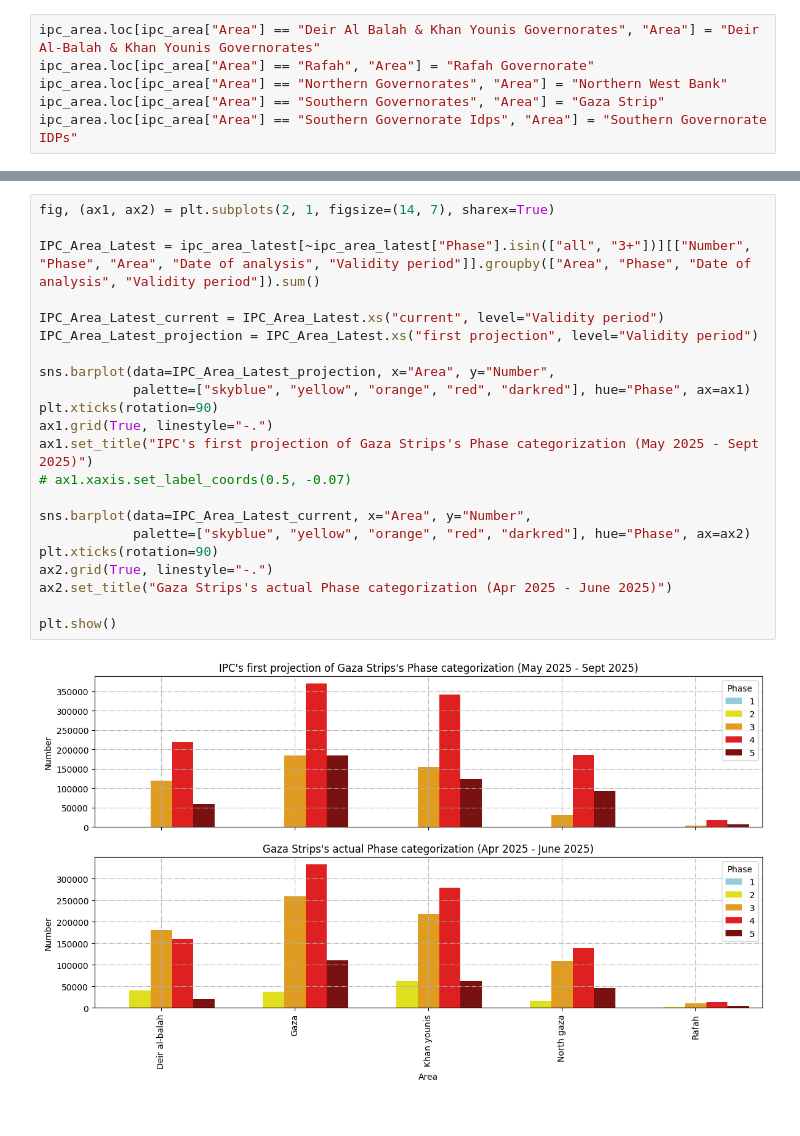
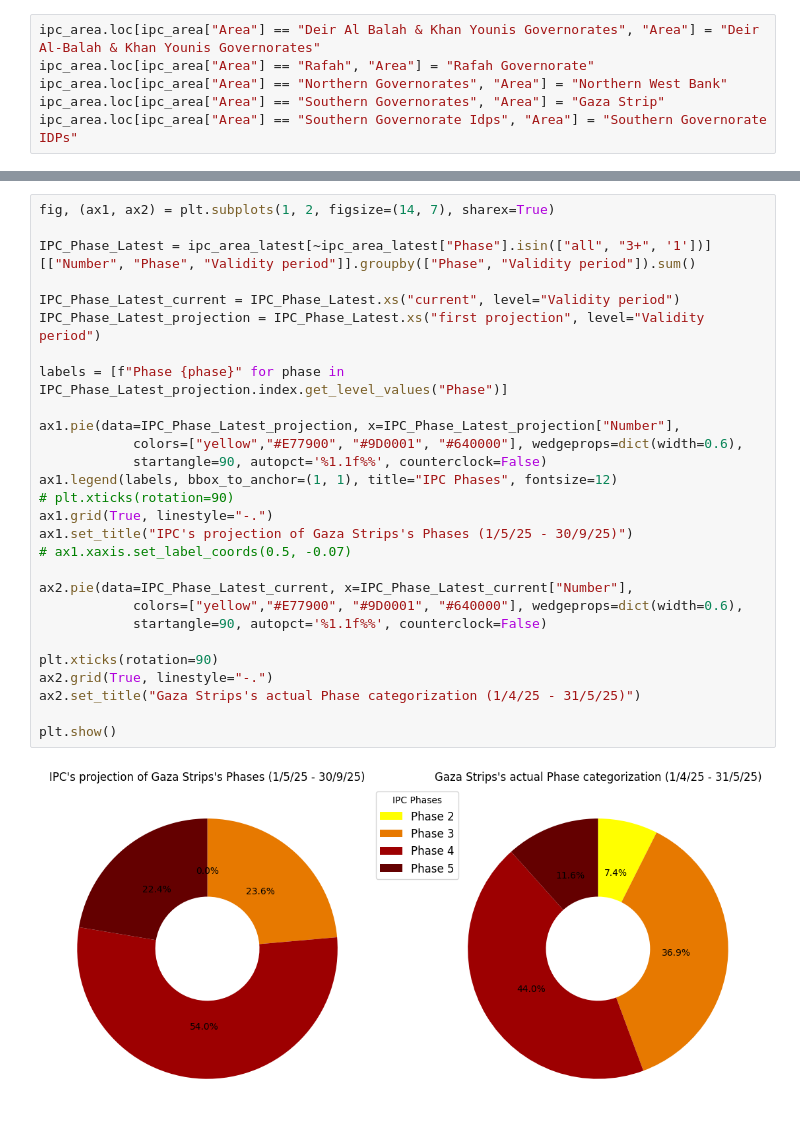
Before and after one commit to MarwanMohammed2500/The-Palestinian-Cause-What-70-Years-of-occupation-can-do-to-a-land-and-its-people, a Jupyter notebook: Chapter 3/Chapter_3.ipynb, the cells around one changed output, grey strips where cells are left out. Drawn from its saved outputs; the diff is of its cells as text.

```diff
--- a/Chapter 3/Chapter_3.ipynb
+++ b/Chapter 3/Chapter_3.ipynb
@@ -177,24 +163,30 @@ plt.show()
-# %%
-fig, (ax1, ax2) = plt.subplots(2, 1, figsize=(14, 7), sharex=True)
-
-IPC_Area_Latest = ipc_area_latest[~ipc_area_latest["Phase"].isin(["all", "3+"])][["Number", "Phase", "Area", "Date of analysis", "Validity period"]].groupby(["Area", "Phase", "Date of analysis", "Validity period"]).sum()
-
-IPC_Area_Latest_current = IPC_Area_Latest.xs("current", level="Validity period")
-IPC_Area_Latest_projection = IPC_Area_Latest.xs("first projection", level="Validity period")
-
-sns.barplot(data=IPC_Area_Latest_projection, x="Area", y="Number",
-            palette=["skyblue", "yellow", "orange", "red", "darkred"], hue="Phase", ax=ax1)
-plt.xticks(rotation=90)
-ax1.grid(True, linestyle="-.")
-ax1.set_title("IPC's first projection of Gaza Strips's Phase categorization (May 2025 - Sept 2025)")
-# ax1.xaxis.set_label_coords(0.5, -0.07)
-
-sns.barplot(data=IPC_Area_Latest_current, x="Area", y="Number",
-            palette=["skyblue", "yellow", "orange", "red", "darkred"], hue="Phase", ax=ax2)
-plt.xticks(rotation=90)
-ax2.grid(True, linestyle="-.")
-ax2.set_title("Gaza Strips's actual Phase categorization (Apr 2025 - June 2025)")
-
-plt.show()
-# %% [output]
-[figure, removed]
+# %%
+fig, (ax1, ax2) = plt.subplots(1, 2, figsize=(14, 7), sharex=True)
+
+IPC_Phase_Latest = ipc_area_latest[~ipc_area_latest["Phase"].isin(["all", "3+", '1'])][["Number", "Phase", "Validity period"]].groupby(["Phase", "Validity period"]).sum()
+
+IPC_Phase_Latest_current = IPC_Phase_Latest.xs("current", level="Validity period")
+IPC_Phase_Latest_projection = IPC_Phase_Latest.xs("first projection", level="Validity period")
+
+labels = [f"Phase {phase}" for phase in IPC_Phase_Latest_projection.index.get_level_values("Phase")]
+
+ax1.pie(data=IPC_Phase_Latest_projection, x=IPC_Phase_Latest_projection["Number"],
+            colors=["yellow","#E77900", "#9D0001", "#640000"], wedgeprops=dict(width=0.6),
+            startangle=90, autopct='%1.1f%%', counterclock=False)
+ax1.legend(labels, bbox_to_anchor=(1, 1), title="IPC Phases", fontsize=12)
+# plt.xticks(rotation=90)
+ax1.grid(True, linestyle="-.")
+ax1.set_title("IPC's projection of Gaza Strips's Phases (1/5/25 - 30/9/25)")
+# ax1.xaxis.set_label_coords(0.5, -0.07)
+
+ax2.pie(data=IPC_Phase_Latest_current, x=IPC_Phase_Latest_current["Number"],
+            colors=["yellow","#E77900", "#9D0001", "#640000"], wedgeprops=dict(width=0.6),
+            startangle=90, autopct='%1.1f%%', counterclock=False)
+
+plt.xticks(rotation=90)
+ax2.grid(True, linestyle="-.")
+ax2.set_title("Gaza Strips's actual Phase categorization (1/4/25 - 31/5/25)")
+
+plt.show()
+# %% [output]
+[figure, added]
```
Also changed, not shown: parts of 9 cells of this notebook.
